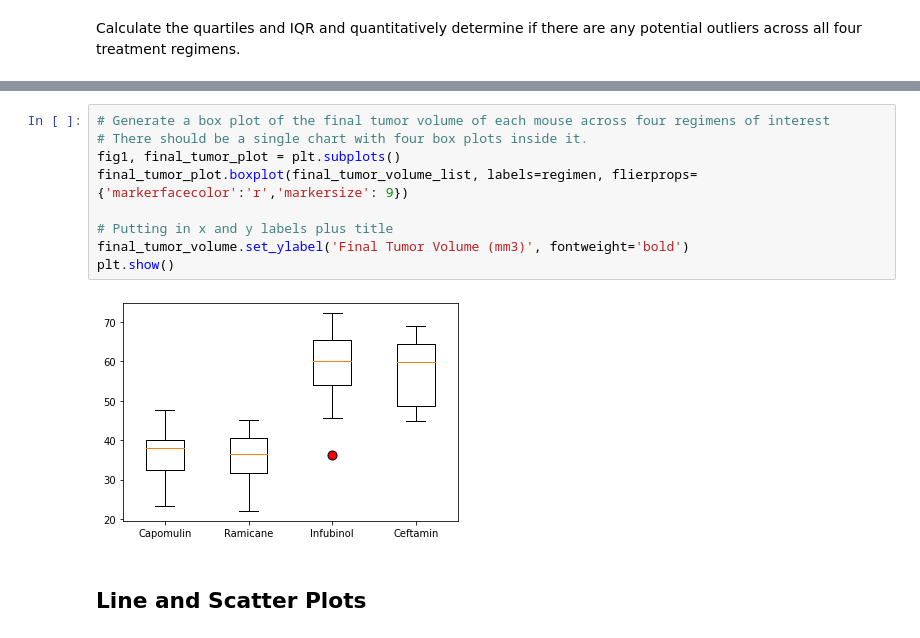
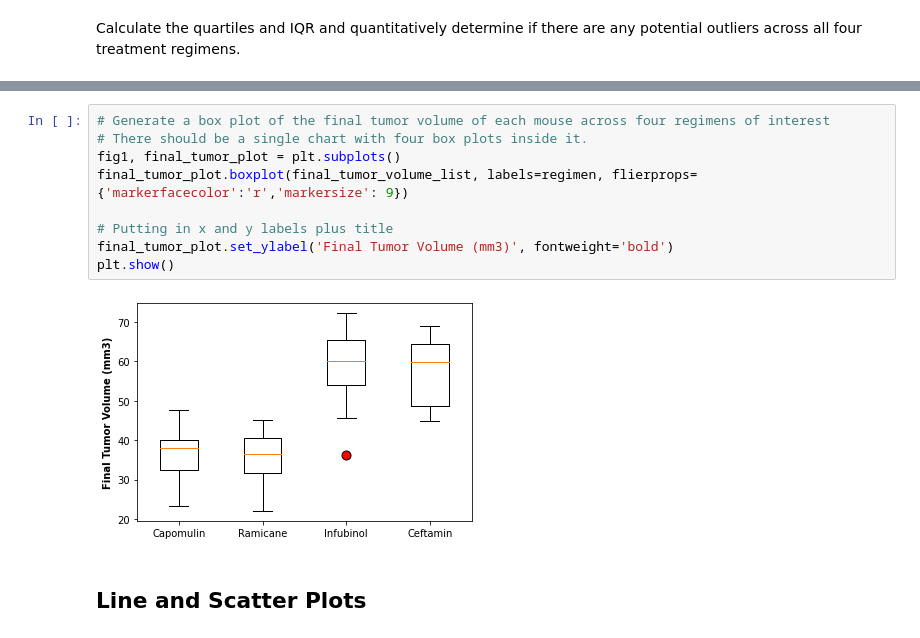
Before and after one commit to dalismo/Matplotlib-challenge, a Jupyter notebook: Pymaceuticals/pymaceuticals_starter.ipynb, the cells around one changed output, grey strips where cells are left out. Drawn from its saved outputs; the diff is of its cells as text.

```diff
--- a/Pymaceuticals/pymaceuticals_starter.ipynb
+++ b/Pymaceuticals/pymaceuticals_starter.ipynb
@@ -242,14 +242,14 @@ Number of outliers for Capomulin is: 0
 # %%
 # Generate a box plot of the final tumor volume of each mouse across four regimens of interest
 # There should be a single chart with four box plots inside it.
 fig1, final_tumor_plot = plt.subplots()
 final_tumor_plot.boxplot(final_tumor_volume_list, labels=regimen, flierprops={'markerfacecolor':'r','markersize': 9})
 
 # Putting in x and y labels plus title
-final_tumor_volume.set_ylabel('Final Tumor Volume (mm3)', fontweight='bold')
+final_tumor_plot.set_ylabel('Final Tumor Volume (mm3)', fontweight='bold')
 plt.show()
 # %% [output]
-[figure, old version]
+[figure, new version]
 # %% [markdown]
 ## Line and Scatter Plots
 # %%
```
Also changed, not shown: parts of 1 cell of this notebook.
